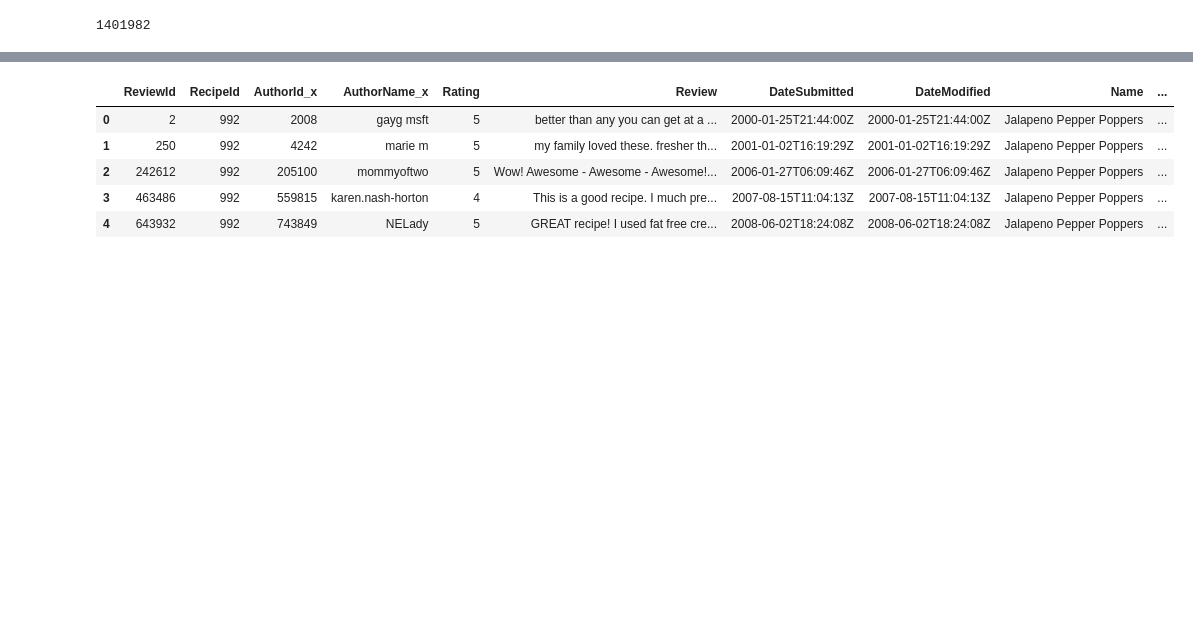
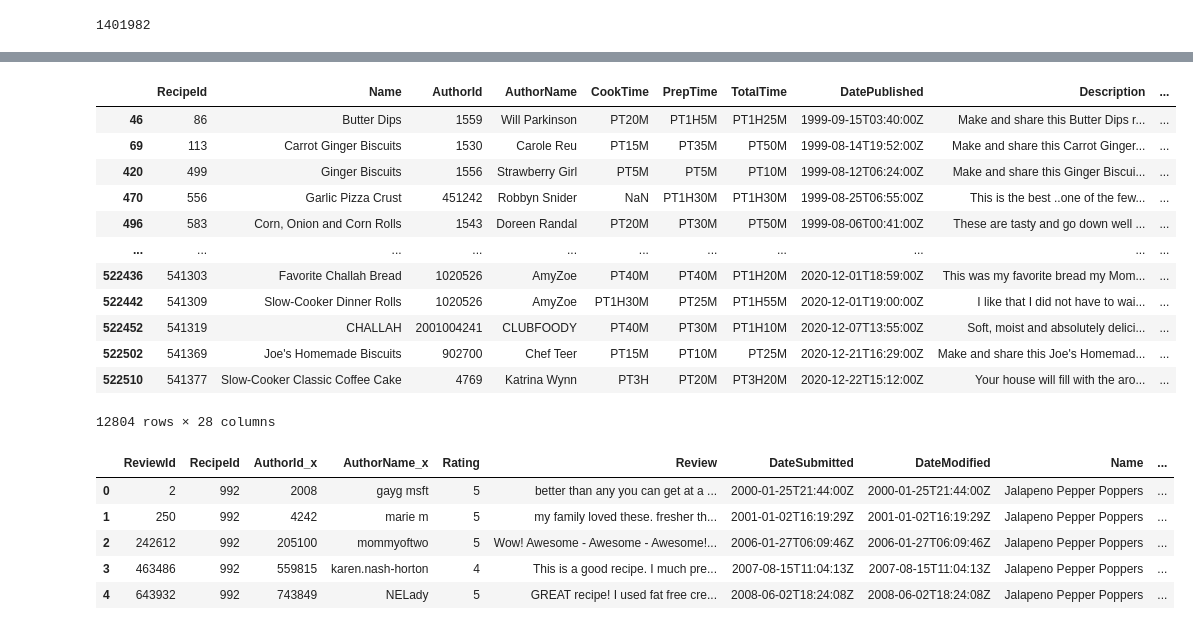
Before and after one commit to szheng3/540-recommendation, a Jupyter notebook: notebooks/recommendation.ipynb, the cells around one changed output, grey strips where cells are left out. Drawn from its saved outputs; the diff is of its cells as text; code cells hidden in the pictures; blank space fills up the shorter version.

```diff
--- a/notebooks/recommendation.ipynb
+++ b/notebooks/recommendation.ipynb
@@ -49,3 +69,19 @@ len(reviews_df)
+# %%
+recipes_df[recipes_df['RecipeCategory'] == "Breads"]
+# %% [output]
+|  | RecipeId | Name | AuthorId | AuthorName | CookTime | PrepTime | TotalTime | DatePublished | Description | ... |
+| 46 | 86 | Butter Dips | 1559 | Will Parkinson | PT20M | PT1H5M | PT1H25M | 1999-09-15T03:40:00Z | Make and share this Butter Dips r... | ... |
+| 69 | 113 | Carrot Ginger Biscuits | 1530 | Carole Reu | PT15M | PT35M | PT50M | 1999-08-14T19:52:00Z | Make and share this Carrot Ginger... | ... |
+| 420 | 499 | Ginger Biscuits | 1556 | Strawberry Girl | PT5M | PT5M | PT10M | 1999-08-12T06:24:00Z | Make and share this Ginger Biscui... | ... |
+| 470 | 556 | Garlic Pizza Crust | 451242 | Robbyn Snider | NaN | PT1H30M | PT1H30M | 1999-08-25T06:55:00Z | This is the best ..one of the few... | ... |
+| 496 | 583 | Corn, Onion and Corn Rolls | 1543 | Doreen Randal | PT20M | PT30M | PT50M | 1999-08-06T00:41:00Z | These are tasty and go down well ... | ... |
+| ... | ... | ... | ... | ... | ... | ... | ... | ... | ... | ... |
+| 522436 | 541303 | Favorite Challah Bread | 1020526 | AmyZoe | PT40M | PT40M | PT1H20M | 2020-12-01T18:59:00Z | This was my favorite bread my Mom... | ... |
+| 522442 | 541309 | Slow-Cooker Dinner Rolls | 1020526 | AmyZoe | PT1H30M | PT25M | PT1H55M | 2020-12-01T19:00:00Z | I like that I did not have to wai... | ... |
+| 522452 | 541319 | CHALLAH | 2001004241 | CLUBFOODY | PT40M | PT30M | PT1H10M | 2020-12-07T13:55:00Z | Soft, moist and absolutely delici... | ... |
+| 522502 | 541369 | Joe's Homemade Biscuits | 902700 | Chef Teer | PT15M | PT10M | PT25M | 2020-12-21T16:29:00Z | Make and share this Joe's Homemad... | ... |
+| 522510 | 541377 | Slow-Cooker Classic Coffee Cake | 4769 | Katrina Wynn | PT3H | PT20M | PT3H20M | 2020-12-22T15:12:00Z | Your house will fill with the aro... | ... |
+12804 rows × 28 columns
 # %%
 data = pd.merge(reviews_df, recipes_df, on='RecipeId')
 # print the first 5 rows of merged dataframe
```
Also changed, not shown: parts of 1 cell of this notebook, 5 other files.
